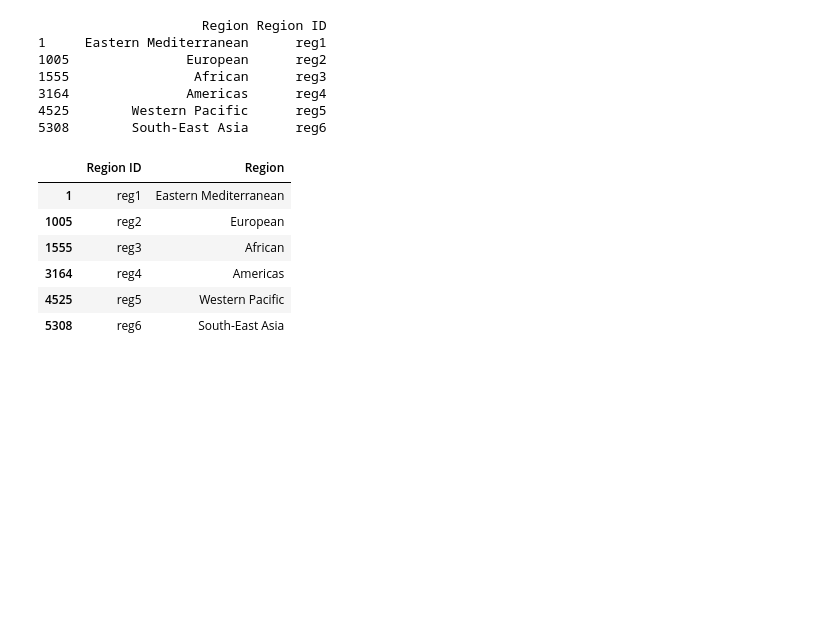
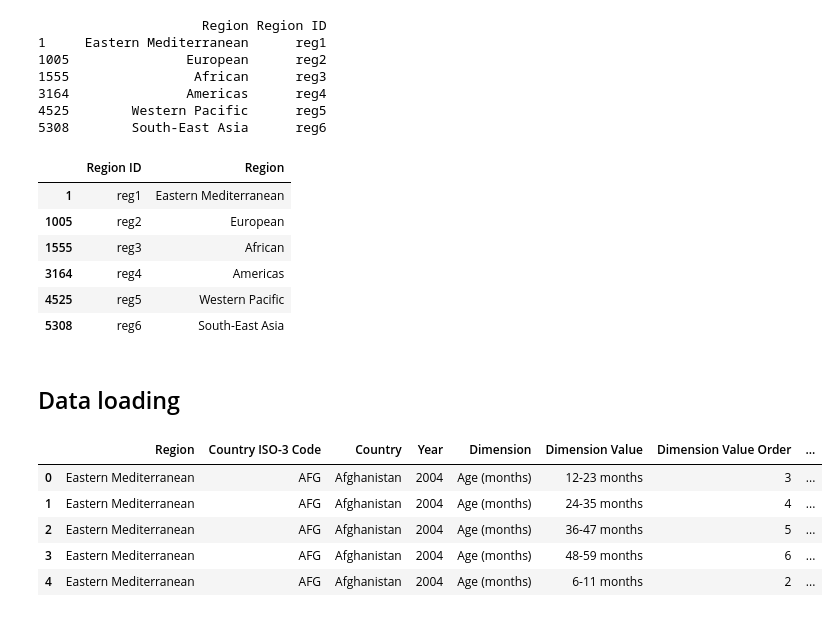
Before and after one commit to blmccourt/proj3-group8, a Jupyter notebook: child_malnutrition_analysis.ipynb, the cells around one changed output. Saved outputs shown, nothing was run; the diff lists cells and outputs as text; code cells hidden in the pictures; blank space fills up the shorter version.

Commit message:
DB, data loading, extracting

```diff
--- a/child_malnutrition_analysis.ipynb
+++ b/child_malnutrition_analysis.ipynb
@@ -770,3 +770,24 @@ region_df
 # %%
 # Export region_df as CSV file.
 region_df.to_csv("data/region.csv", index=False)
+# %% [markdown]
+## Data loading
+# %%
+import sqlite3
+
+# Establish a SQLite connection
+conn = sqlite3.connect('data/malnutrition_data.db')
+# %%
+# Save the cleaned data set to the SQLite database
+cleaned_df.to_sql('clean_data', conn, if_exists='replace', index=False)
+
+# Query to ensure the data was stored correctly
+df_from_db = pd.read_sql('SELECT * FROM clean_data', conn)
+df_from_db.head()
+# %% [output]
+|  | Region | Country ISO-3 Code | Country | Year | Dimension | Dimension Value | Dimension Value Order | ... |
+| 0 | Eastern Mediterranean | AFG | Afghanistan | 2004 | Age (months) | 12-23 months | 3 | ... |
+| 1 | Eastern Mediterranean | AFG | Afghanistan | 2004 | Age (months) | 24-35 months | 4 | ... |
+| 2 | Eastern Mediterranean | AFG | Afghanistan | 2004 | Age (months) | 36-47 months | 5 | ... |
+| 3 | Eastern Mediterranean | AFG | Afghanistan | 2004 | Age (months) | 48-59 months | 6 | ... |
+| 4 | Eastern Mediterranean | AFG | Afghanistan | 2004 | Age (months) | 6-11 months | 2 | ... |
```
Also changed, not shown: parts of 16 cells of this notebook, 6 other files.
